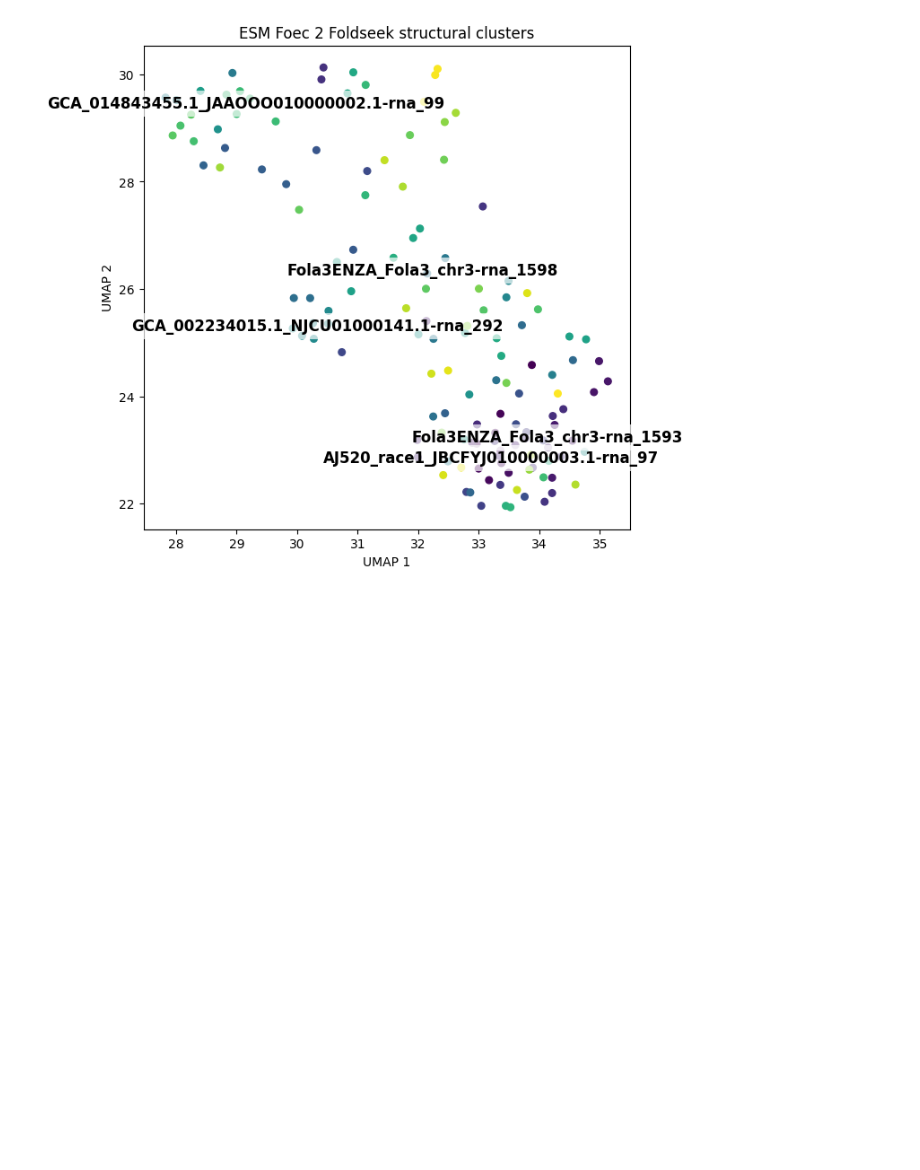
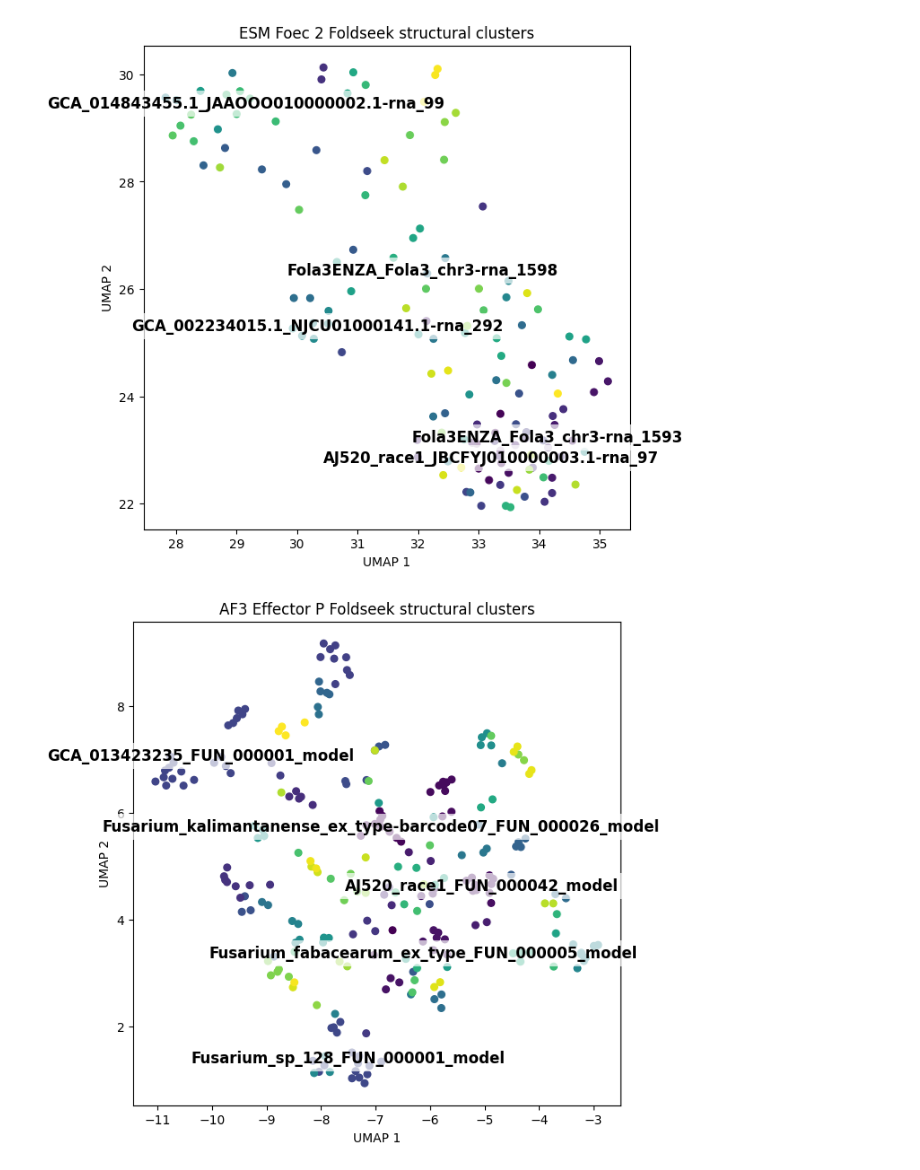
Before and after one commit to Rachel-Oei/Effector-Structure-Prediction, a Jupyter notebook: 08_cluster_all/umap_all.ipynb, the cells around one changed output. Cells and saved outputs as stored; diff of their text form; code cells hidden in the pictures; blank space fills up the shorter version.

Commit message:
update clustering for af3

```diff
--- a/08_cluster_all/umap_all.ipynb
+++ b/08_cluster_all/umap_all.ipynb
@@ -7,10 +7,18 @@ esm_clusters_dir_effector_p="/workspaces/Effector-Structure-Prediction/08_cluste
 esm_dir_foec_2="/workspaces/Effector-Structure-Prediction/08_cluster_all/esm_foldseek_results_foec_2.tsv"
 esm_clusters_dir_foec_2="/workspaces/Effector-Structure-Prediction/08_cluster_all/esm_clusters_cluster_foec_2.tsv"
 
+af3_dir_effector_p="/workspaces/Effector-Structure-Prediction/08_cluster_all/af3_foldseek_results_effector_p.tsv"
+af3_clusters_dir_effector_p="/workspaces/Effector-Structure-Prediction/08_cluster_all/af3_clusters_cluster_effector_p.tsv"
+
 esm_matrix_effector_p = tm_matrix (esm_dir_effector_p)
 esm_matrix_foec_2 = tm_matrix (esm_dir_foec_2)
+
+af3_matrix_effector_p = tm_matrix (af3_dir_effector_p)
+
 esm_embedding_effector_p = plot_umap (esm_matrix_effector_p)
 esm_embedding_foec_2 = plot_umap (esm_matrix_foec_2)
+
+af3_embedding_effector_p = plot_umap (af3_matrix_effector_p)
 # %%
 plot_umap_clusters(esm_clusters_dir_effector_p, esm_embedding_effector_p, esm_matrix_effector_p, "ESM Effector P Foldseek structural clusters", 6)
 # %% [output]
@@ -19,3 +27,7 @@ plot_umap_clusters(esm_clusters_dir_effector_p, esm_embedding_effector_p, esm_ma
 plot_umap_clusters(esm_clusters_dir_foec_2, esm_embedding_foec_2, esm_matrix_foec_2, "ESM Foec 2 Foldseek structural clusters", 3)
 # %% [output]
 [figure]
+# %%
+plot_umap_clusters(af3_clusters_dir_effector_p, af3_embedding_effector_p, af3_matrix_effector_p, "AF3 Effector P Foldseek structural clusters", 9)
+# %% [output]
+[figure, added]
```
Also changed, not shown: 3 other files.
